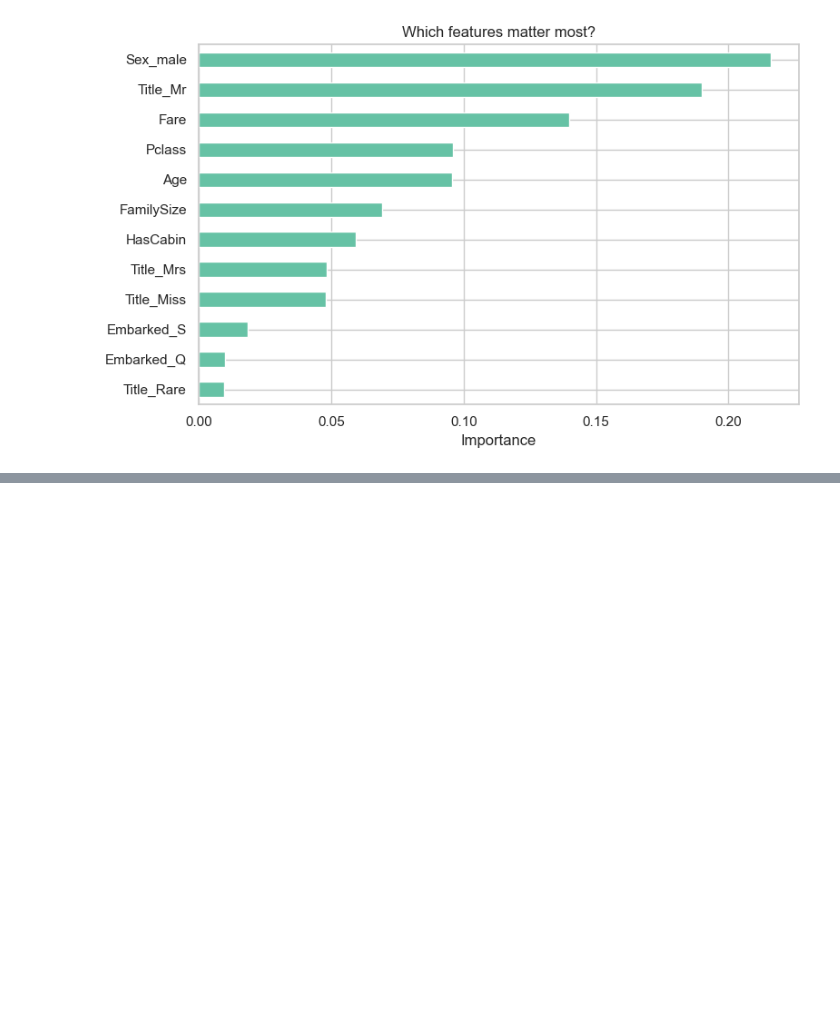
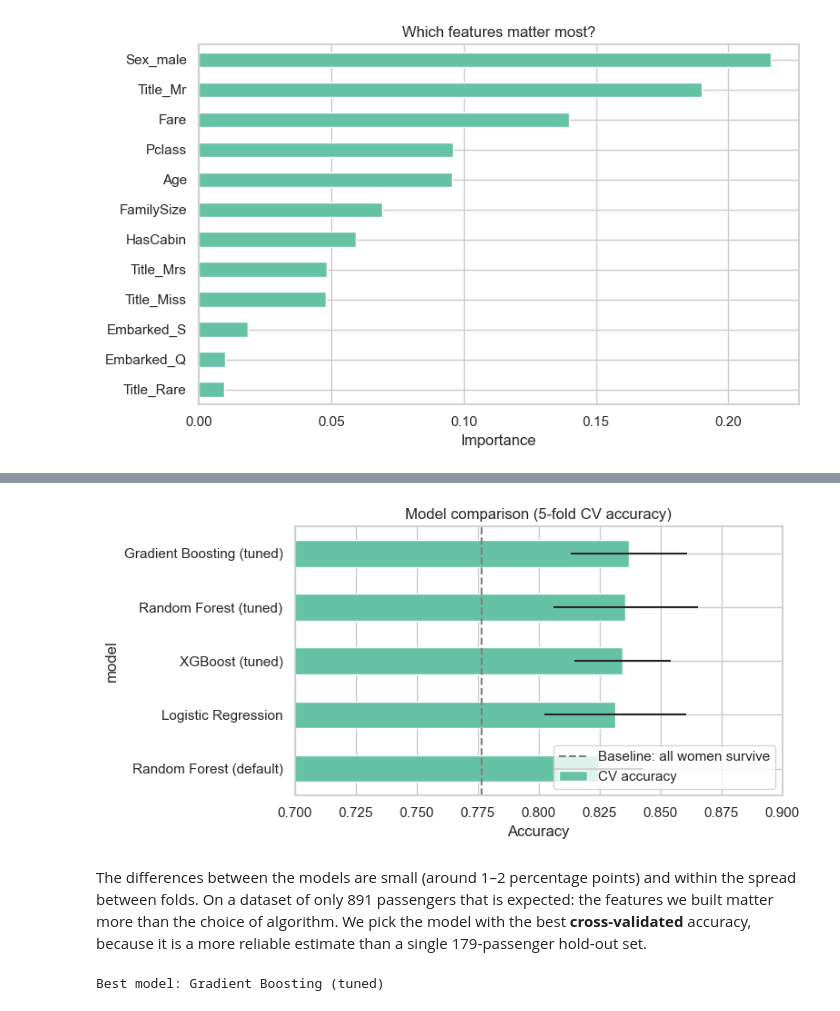
Before and after one commit to OlgaKoleda/titanic-survival-analysis, a Jupyter notebook: notebooks/titanic_analysis.ipynb, the cells around one changed output, grey strips where cells are left out. Drawn from its saved outputs; the diff is of its cells as text; code cells hidden in the pictures; blank space fills up the shorter version.

Commit message:
Add hyperparameter tuning, gradient boosting and Kaggle submission
Co-Authored-By: Claude Opus 5.5 <noreply@anthropic.com>

```diff
--- a/notebooks/titanic_analysis.ipynb
+++ b/notebooks/titanic_analysis.ipynb
@@ -296,0 +383,22 @@ plt.show()
+# %%
+candidates = {
+    "Logistic Regression": models["Logistic Regression"],
+    "Random Forest (default)": models["Random Forest"],
+    "Random Forest (tuned)": rf_grid.best_estimator_,
+    "Gradient Boosting (tuned)": gb_grid.best_estimator_,
+    "XGBoost (tuned)": xgb_search.best_estimator_,
+}
+
+rows = []
+for name, model in candidates.items():
+    cv_scores = cross_val_score(model, X_train, y_train, cv=cv, scoring="accuracy")
+    model.fit(X_train, y_train)
+    rows.append({
+        "model": name,
+        "CV accuracy": cv_scores.mean(),
+        "CV std": cv_scores.std(),
+        "hold-out accuracy": accuracy_score(y_test, model.predict(X_test)),
+    })
+
+results = pd.DataFrame(rows).set_index("model").sort_values("CV accuracy", ascending=False)
+results.round(3)
@@ -296,0 +413,23 @@ plt.show()
+# %%
+ax = results["CV accuracy"].sort_values().plot.barh(
+    xerr=results["CV std"].reindex(results["CV accuracy"].sort_values().index),
+    figsize=(8, 4), title="Model comparison (5-fold CV accuracy)",
+)
+ax.axvline(baseline_acc, color="grey", linestyle="--", label="Baseline: all women survive")
+ax.set_xlim(0.7, 0.9)
+ax.set_xlabel("Accuracy")
+ax.legend(loc="lower right")
+plt.tight_layout()
+plt.savefig("../images/model_comparison.png", dpi=120)
+plt.show()
+# %% [output]
+[figure, added]
+# %% [markdown]
+The differences between the models are small (around 1–2 percentage points) and within the spread between folds.
+On a dataset of only 891 passengers that is expected: the features we built matter more than the choice of algorithm.
+We pick the model with the best **cross‑validated** accuracy, because it is a more reliable estimate than a single 179‑passenger hold‑out set.
+# %%
+best_name = results.index[0]
+print(f"Best model: {best_name}")
+# %% [output]
+Best model: Gradient Boosting (tuned)
```
Also changed, not shown: parts of 15 cells of this notebook, 4 other files.
